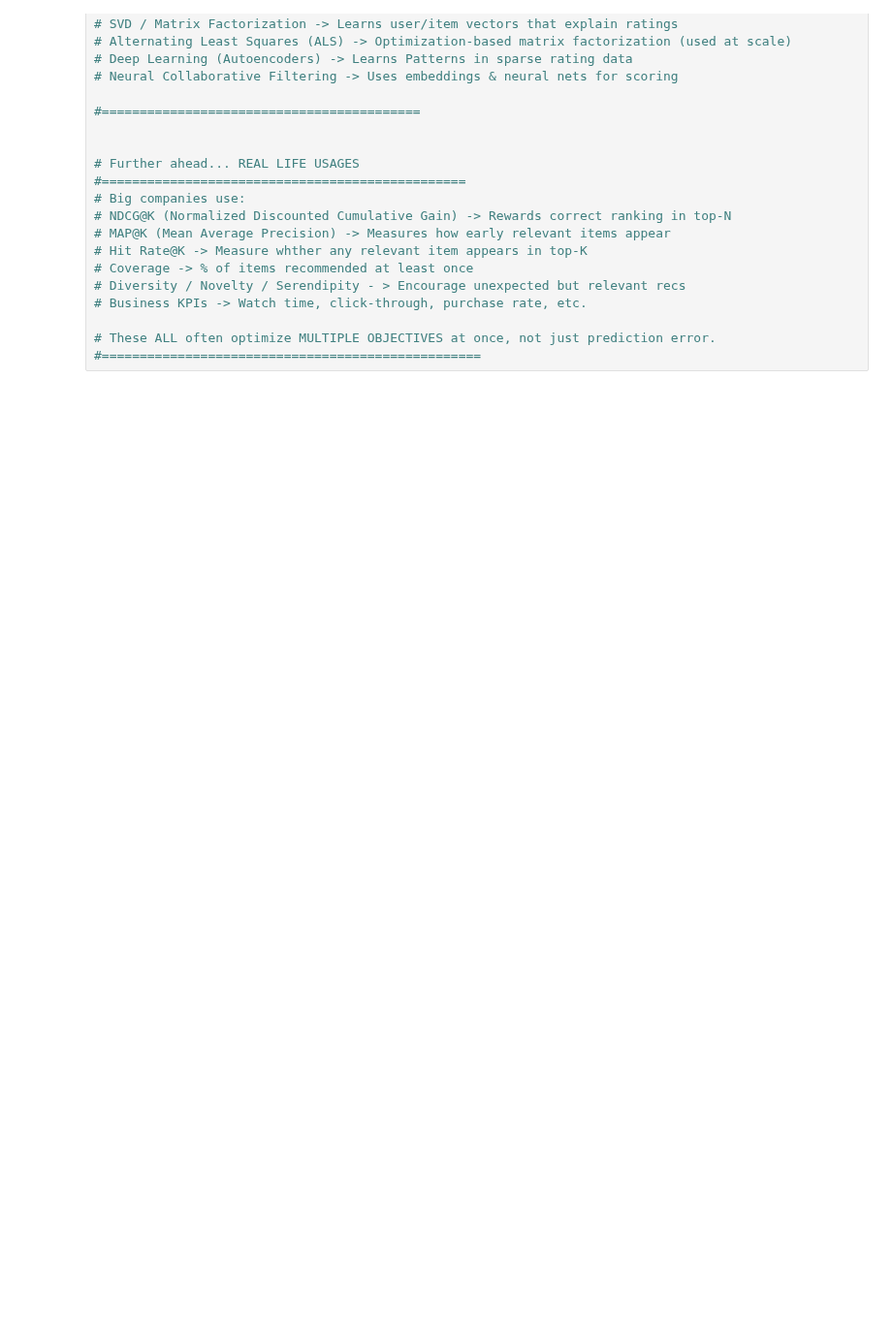
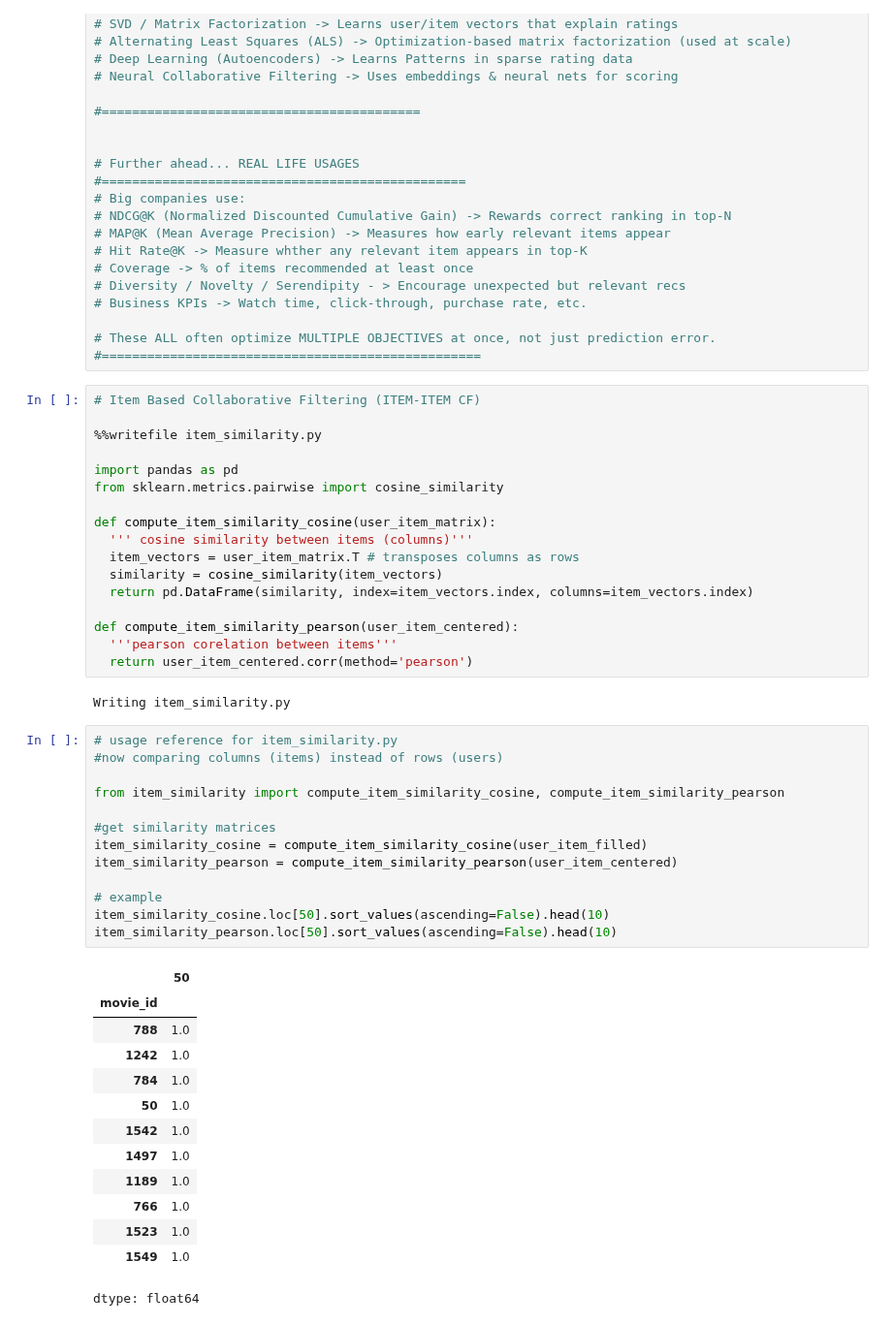
Before and after one commit to machkevds/movie-rec-sys-machkevds, a Jupyter notebook: movie_recommend_sys_machkds.ipynb, the cells around one changed output. Shown at 97% size. Drawn from its saved outputs; the diff is of its cells as text; blank space fills up the shorter version.

```diff
--- a/movie_recommend_sys_machkds.ipynb
+++ b/movie_recommend_sys_machkds.ipynb
@@ -631,3 +672,49 @@ Precision@5 : 0.0054,  Recall@5 : 0.0040
 
 # These ALL often optimize MULTIPLE OBJECTIVES at once, not just prediction error.
 #==================================================
+# %%
+# Item Based Collaborative Filtering (ITEM-ITEM CF)
+
+%%writefile item_similarity.py
+
+import pandas as pd
+from sklearn.metrics.pairwise import cosine_similarity
+
+def compute_item_similarity_cosine(user_item_matrix):
+  ''' cosine similarity between items (columns)'''
+  item_vectors = user_item_matrix.T # transposes columns as rows
+  similarity = cosine_similarity(item_vectors)
+  return pd.DataFrame(similarity, index=item_vectors.index, columns=item_vectors.index)
+
+def compute_item_similarity_pearson(user_item_centered):
+  '''pearson corelation between items'''
+  return user_item_centered.corr(method='pearson')
+# %% [output]
+Writing item_similarity.py
+# %%
+# usage reference for item_similarity.py
+#now comparing columns (items) instead of rows (users)
+
+from item_similarity import compute_item_similarity_cosine, compute_item_similarity_pearson
+
+#get similarity matrices
+item_similarity_cosine = compute_item_similarity_cosine(user_item_filled)
+item_similarity_pearson = compute_item_similarity_pearson(user_item_centered)
+
+# example
+item_similarity_cosine.loc[50].sort_values(ascending=False).head(10)
+item_similarity_pearson.loc[50].sort_values(ascending=False).head(10)
+# %% [output]
+|  | 50 |
+| movie_id |  |
+| 788 | 1.0 |
+| 1242 | 1.0 |
+| 784 | 1.0 |
+| 50 | 1.0 |
+| 1542 | 1.0 |
+| 1497 | 1.0 |
+| 1189 | 1.0 |
+| 766 | 1.0 |
+| 1523 | 1.0 |
+| 1549 | 1.0 |
+dtype: float64
```
Also changed, not shown: parts of 2 cells of this notebook.
